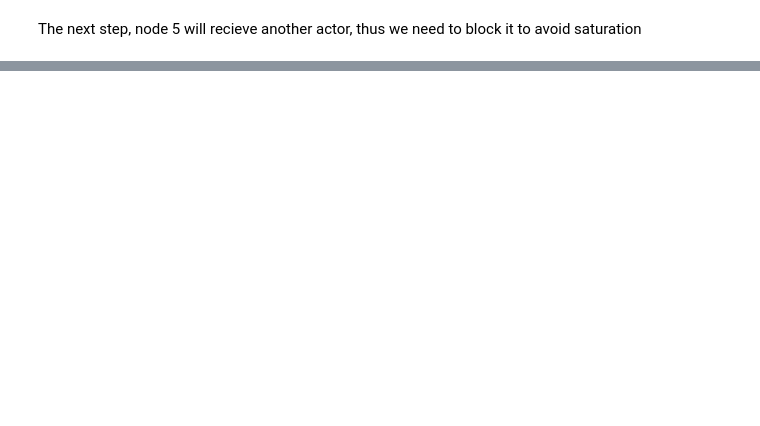
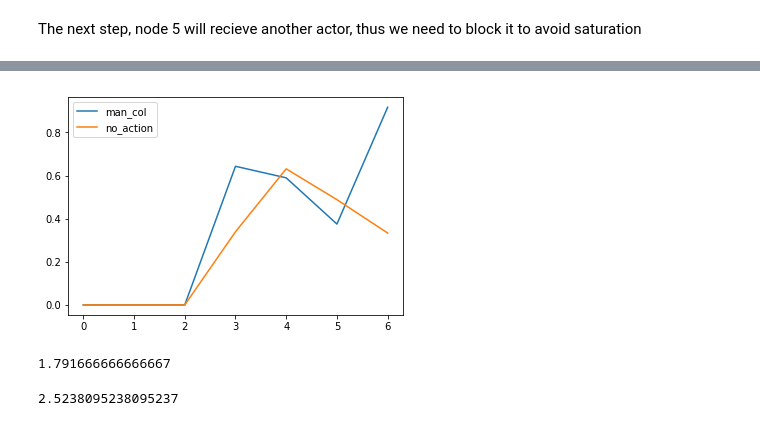
Before and after one commit to Olivier-Lakoue/Graph_ML_Problems, a Jupyter notebook: notebooks/[21]_DQN.ipynb, the cells around one changed output, grey strips where cells are left out. Drawn from its saved outputs; the diff is of its cells as text; code cells hidden in the pictures; blank space fills up the shorter version.

```diff
--- a/notebooks/[21]_DQN.ipynb
+++ b/notebooks/[21]_DQN.ipynb
@@ -542,0 +554,7 @@ The next step, node 5 will recieve another actor, thus we need to block it to av
+# %%
+blocked_nodes = [4]
+state, reward = g.action(blocked_nodes)
+print(state)
+reward, prev_output = get_reward(g,state, prev_output)
+print(reward)
+g.graph.nodes(data=True)
@@ -565,5 +589,5 @@ NodeDataView({1: {'actors': [b'be03d3d4', b'e395a681']}, 2: {'actors': [b'75bd10
 # %%
-blocked_nodes = [3]
+blocked_nodes = [3,4]
 state, reward = g.action(blocked_nodes)
 print(state)
 reward, prev_output = get_reward(g,state, prev_output)
@@ -576,0 +600,11 @@ The reward should reflect the increase in actors in the output nodes and the low
+# %%
+manual_collection = [0.0, 0.0, 0.0, 0.6428571428571428, 0.5892857142857143, 0.375, 0.9166666666666667]
+# %%
+# compare to no action
+g = RandGraph(actors=1000,graph_type='simple', moving=1)
+prev_output = 0
+total_rewards = []
+for i in range(7):
+    state, _ = g.action()
+    reward, prev_output = get_reward(g,state, prev_output)
+    total_rewards.append(reward)
@@ -576,0 +621,13 @@ The reward should reflect the increase in actors in the output nodes and the low
+# %%
+pd.DataFrame({'no_action':total_rewards, 'man_col': manual_collection}).plot()
+plt.show()
+# %% [output]
+[figure, added]
+# %%
+sum(total_rewards)
+# %% [output]
+1.791666666666667
+# %%
+sum(manual_collection)
+# %% [output]
+2.5238095238095237
```
Also changed, not shown: parts of 11 cells of this notebook.
